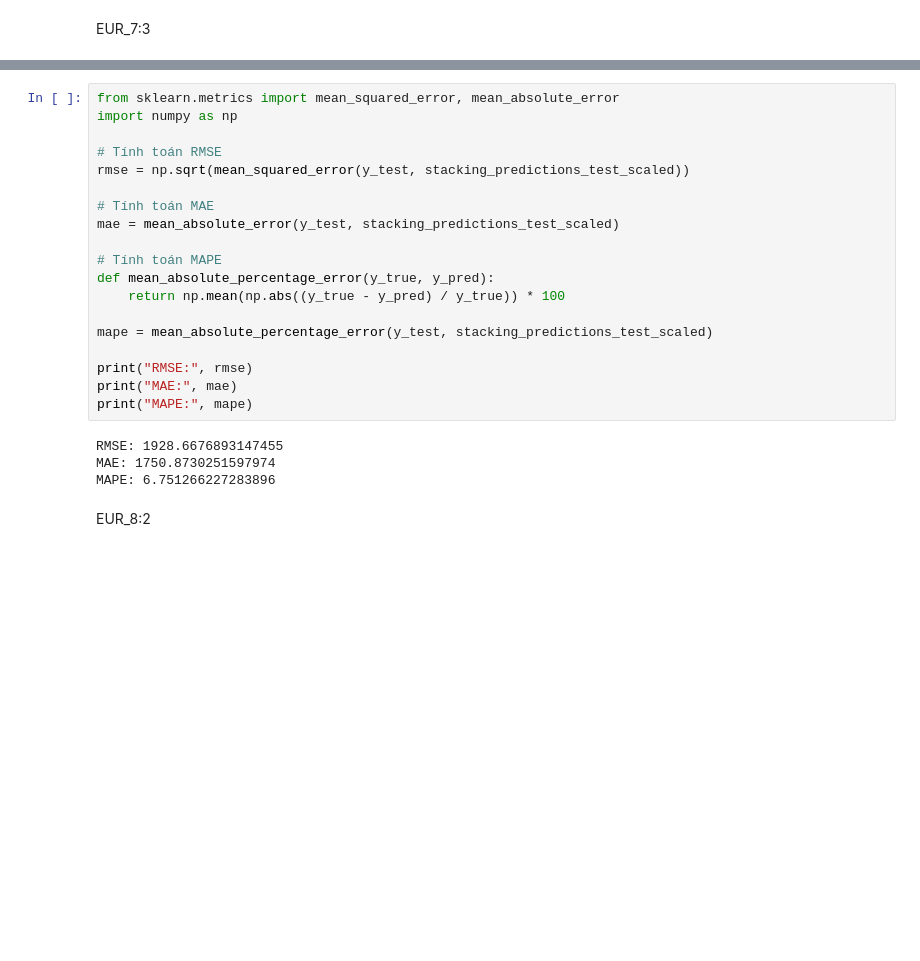
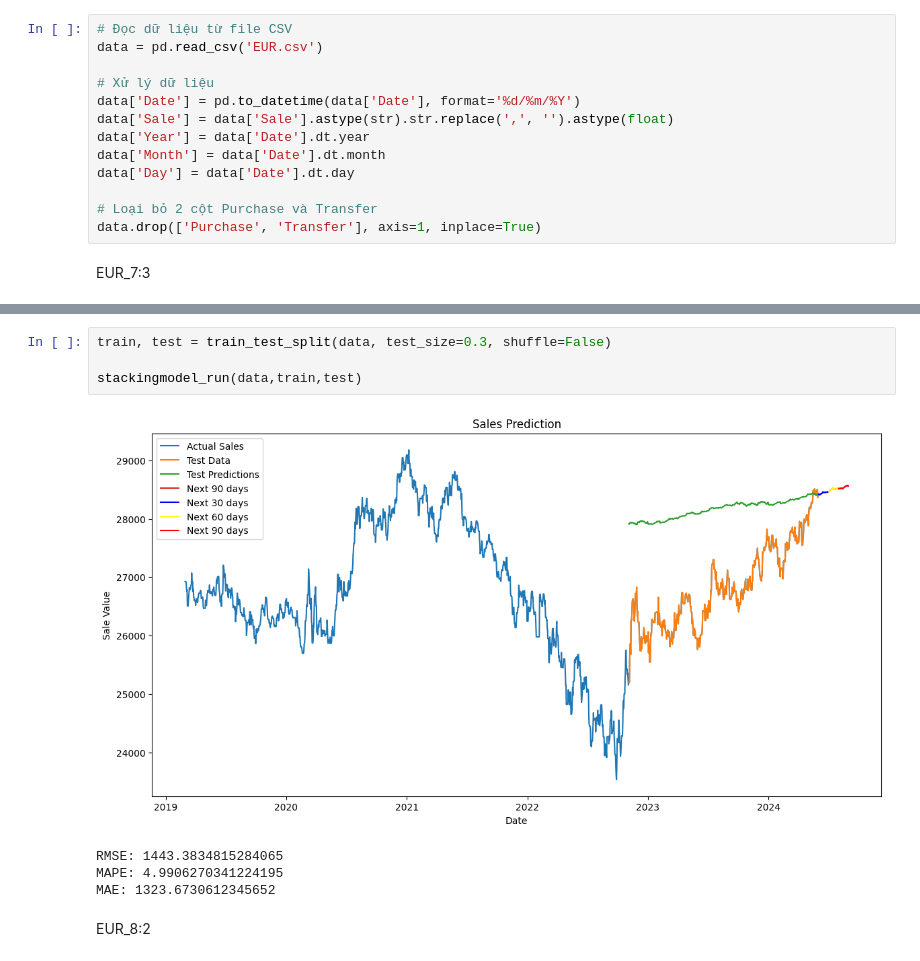
Before and after one commit to TTMChung/IS403_O22_HTCL_4, a Jupyter notebook: Model/StackingModel.ipynb, the cells around one changed output, grey strips where cells are left out. Saved outputs shown, nothing was run; the diff lists cells and outputs as text; blank space fills up the shorter version.

Commit message:
update StackingModel code

```diff
--- a/Model/StackingModel.ipynb
+++ b/Model/StackingModel.ipynb
@@ -6,2 +101,15 @@ EUR_VND
+# %%
+# Đọc dữ liệu từ file CSV
+data = pd.read_csv('EUR.csv')
+
+# Xử lý dữ liệu
+data['Date'] = pd.to_datetime(data['Date'], format='%d/%m/%Y')
+data['Sale'] = data['Sale'].astype(str).str.replace(',', '').astype(float)
+data['Year'] = data['Date'].dt.year
+data['Month'] = data['Date'].dt.month
+data['Day'] = data['Date'].dt.day
+
+# Loại bỏ 2 cột Purchase và Transfer
+data.drop(['Purchase', 'Transfer'], axis=1, inplace=True)
 # %% [markdown]
 EUR_7:3
@@ -106,25 +116,11 @@ plt.show()
-# %%
-from sklearn.metrics import mean_squared_error, mean_absolute_error
-import numpy as np
-
-# Tính toán RMSE
-rmse = np.sqrt(mean_squared_error(y_test, stacking_predictions_test_scaled))
-
-# Tính toán MAE
-mae = mean_absolute_error(y_test, stacking_predictions_test_scaled)
-
-# Tính toán MAPE
-def mean_absolute_percentage_error(y_true, y_pred):
-    return np.mean(np.abs((y_true - y_pred) / y_true)) * 100
-
-mape = mean_absolute_percentage_error(y_test, stacking_predictions_test_scaled)
-
-print("RMSE:", rmse)
-print("MAE:", mae)
-print("MAPE:", mape)
-# %% [output]
-RMSE: 1928.6676893147455
-MAE: 1750.8730251597974
-MAPE: 6.751266227283896
+# %%
+train, test = train_test_split(data, test_size=0.3, shuffle=False)
+
+stackingmodel_run(data,train,test)
+# %% [output]
+[figure, added]
+RMSE: 1443.3834815284065
+MAPE: 4.9906270341224195
+MAE: 1323.6730612345652
 # %% [markdown]
 EUR_8:2
```
Also changed, not shown: parts of 36 cells of this notebook.
